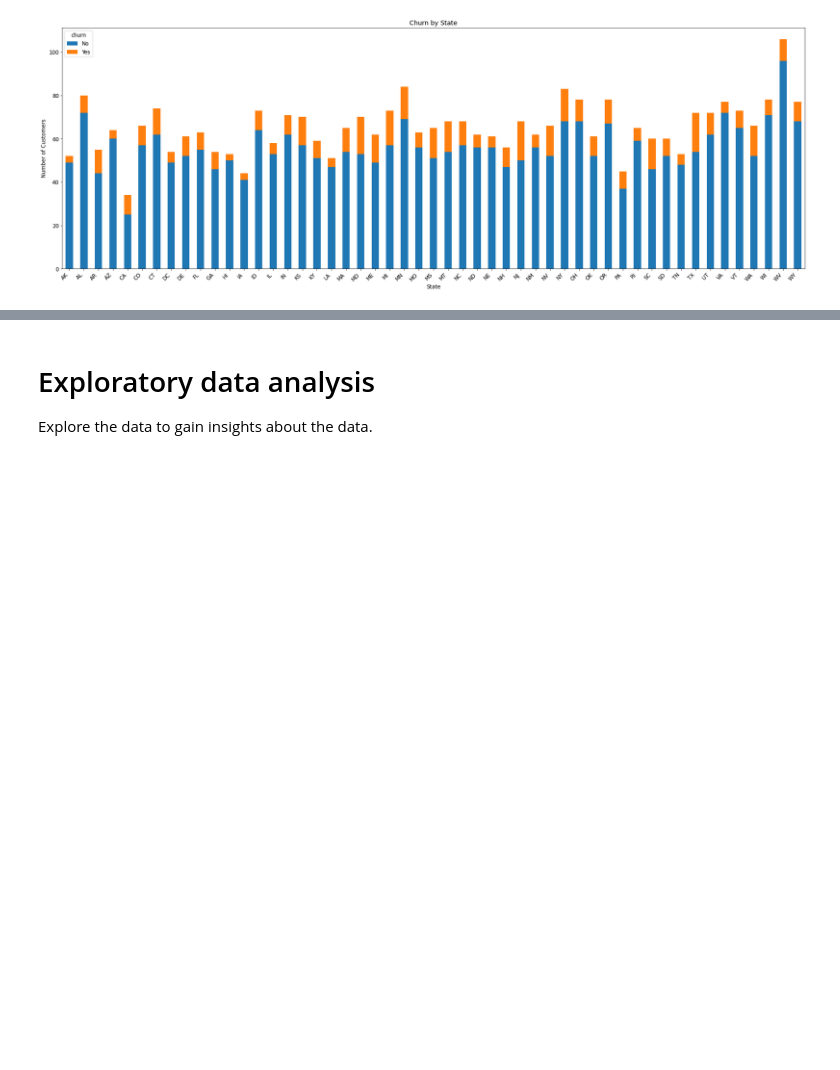
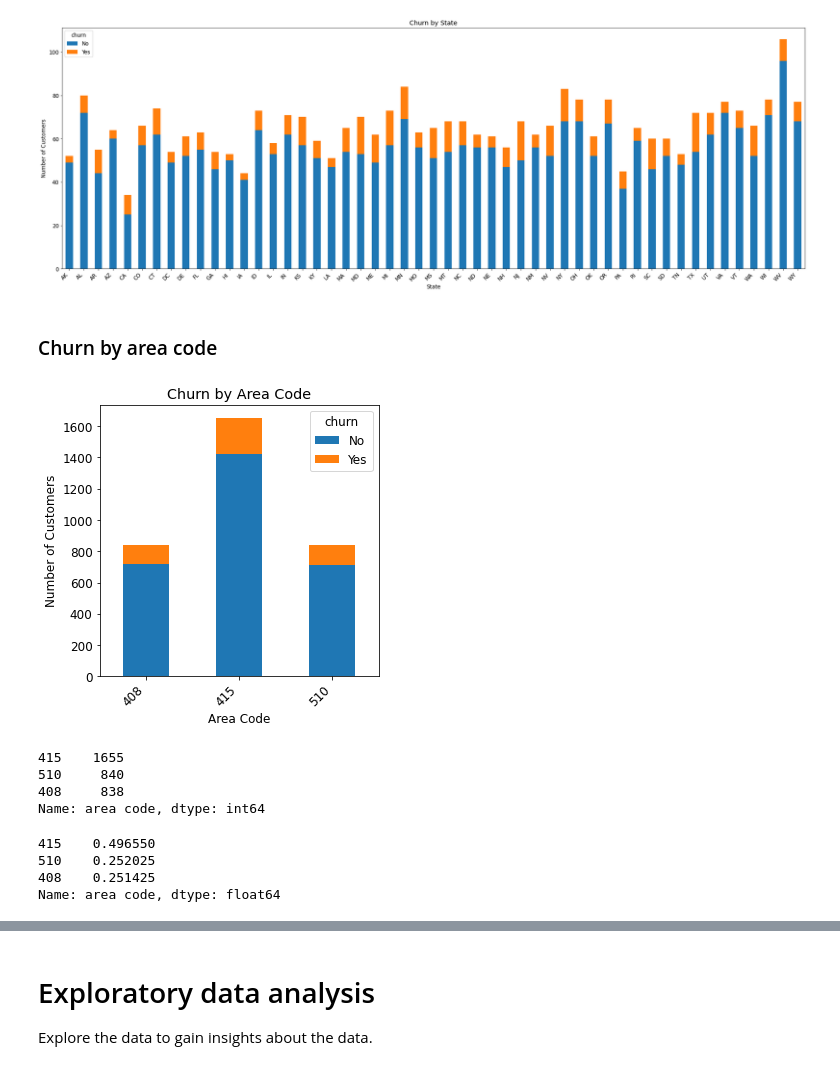
Before and after one commit to NicholasKIRUI/Moringa-Data-Science-Course-Phase-3-Project, a Jupyter notebook: index.ipynb, the cells around one changed output, grey strips where cells are left out. Saved outputs shown, nothing was run; the diff lists cells and outputs as text; code cells hidden in the pictures; blank space fills up the shorter version.

```diff
--- a/index.ipynb
+++ b/index.ipynb
@@ -125,3 +125,39 @@ plt.xticks(rotation=45, ha='right')  # Rotate x-axis labels for better readabili
 plt.show()
 # %% [output]
 [figure]
+# %% [markdown]
+### Churn by area code
+# %%
+# Group by 'area code' and 'churn', count the occurrences, unstack to create a matrix suitable for plotting
+df.groupby(["area code", "churn"]).size().unstack().plot(
+    kind='bar',
+    stacked=True,
+    figsize=(5, 5)
+)
+
+# Adding labels and title for better understanding
+plt.xlabel('Area Code')
+plt.ylabel('Number of Customers')
+plt.title('Churn by Area Code')
+plt.xticks(rotation=45, ha='right')  # Rotate x-axis labels for better readability
+
+# Show the plot
+plt.show()
+# %% [output]
+[figure, added]
+# %%
+df['area code'].value_counts()
+# %% [output]
+415    1655
+510     840
+408     838
+Name: area code, dtype: int64
+# %%
+# view frequency distribution of churn variable
+
+print(df['area code'].value_counts()/np.float64(len(df)))
+# %% [output]
+415    0.496550
+510    0.252025
+408    0.251425
+Name: area code, dtype: float64
```
Also changed, not shown: parts of 5 cells of this notebook, 2 other files.
